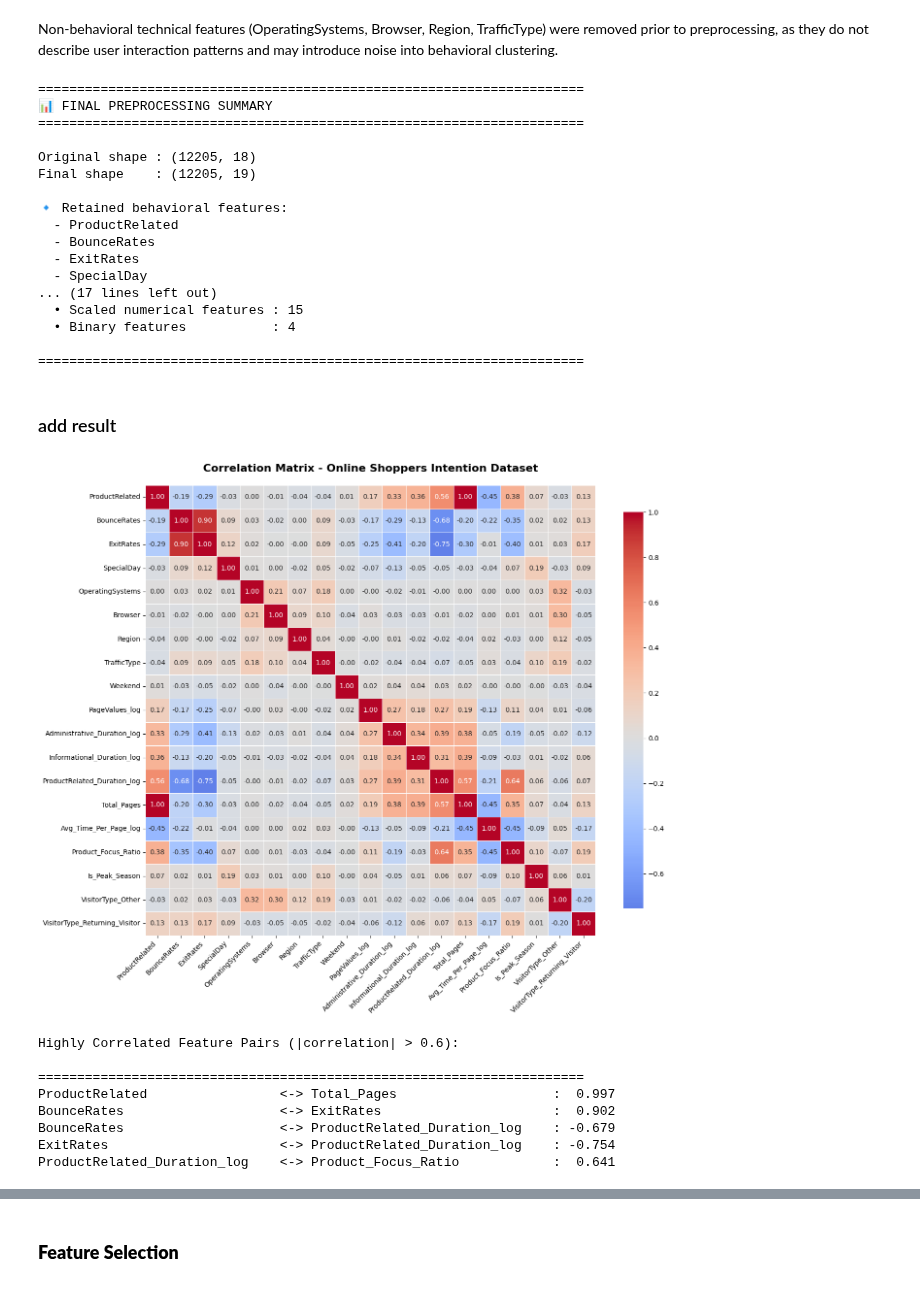
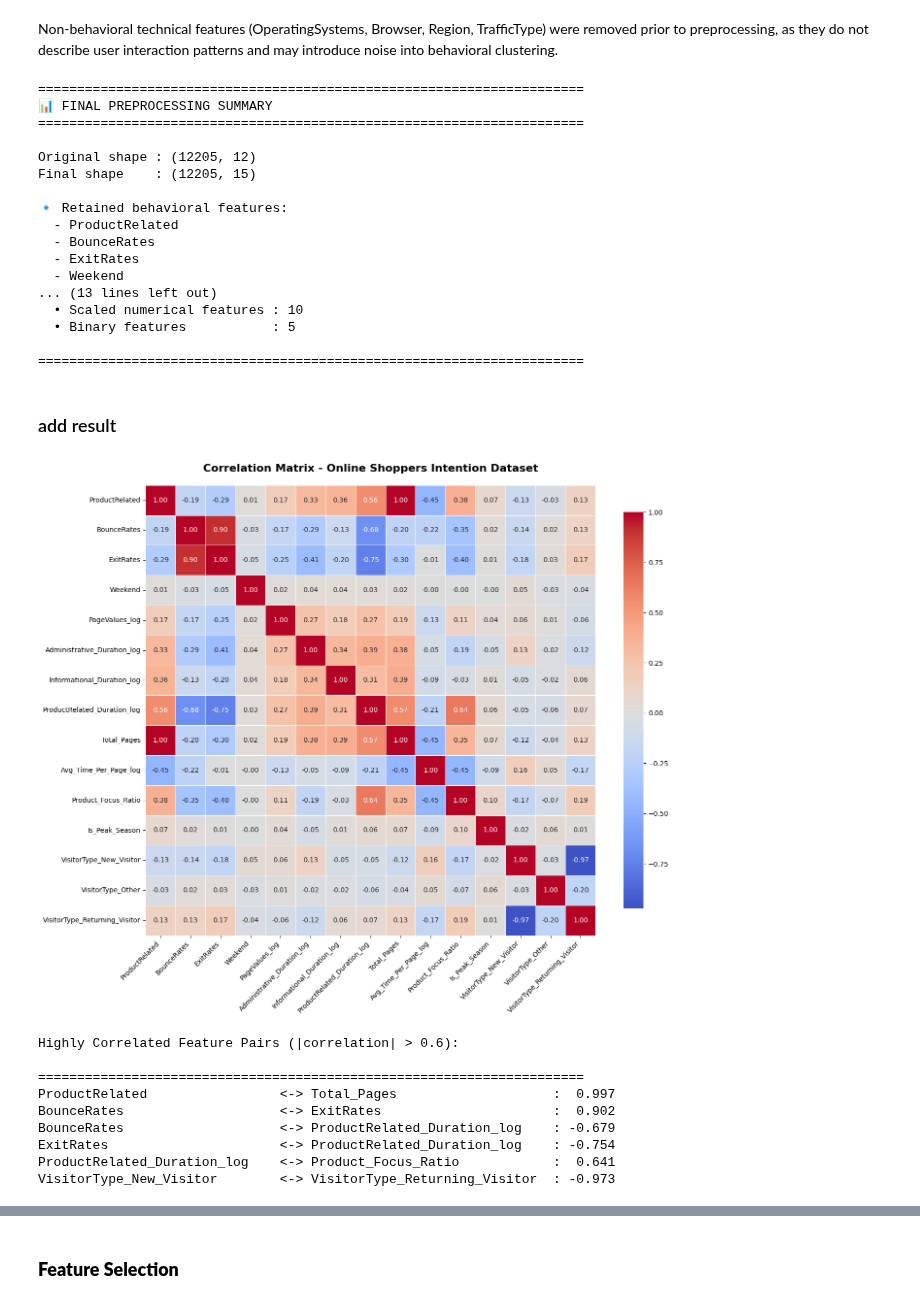
Before and after one commit to JackyDo2005/A3_PDS_RMIT, a Jupyter notebook: Assignment3.ipynb, the cells around one changed output, grey strips where cells are left out. Saved outputs shown, nothing was run; the diff lists cells and outputs as text; code cells hidden in the pictures.

```diff
--- a/Assignment3.ipynb
+++ b/Assignment3.ipynb
@@ -1918,7 +1918,7 @@ def preprocess_for_clustering(df, verbose=True):
     # ==================================================
     # Step 5: Categorical encoding
     # ==================================================
-    encoder = OneHotEncoder(drop='first', sparse_output=False)
+    encoder = OneHotEncoder(sparse_output=False)
 
     visitor_encoded = encoder.fit_transform(
         df_processed[['VisitorType']]
@@ -2001,65 +2001,68 @@ Non-behavioral technical features (OperatingSystems, Browser, Region, TrafficTyp
 # %%
 categorical_cols = ['Month', 'VisitorType', 'Weekend']
 numerical_cols = ['Administrative', 'Administrative_Duration', 'Informational', 'Informational_Duration', 'ProductRelated', 'ProductRelated_Duration', 'BounceRates', 'ExitRates', 'PageValues']
+clustering_cols = numerical_cols + categorical_cols
+
+df_cluster = df_clean[clustering_cols].copy()
 # %%
 # Preprocess for clustering
-df_cluster = preprocess_for_clustering(df_clean, verbose=True)
+df_cluster_preprocess = preprocess_for_clustering(df_cluster, verbose=True)
 # %% [output]
 ======================================================================
 📊 FINAL PREPROCESSING SUMMARY
 ======================================================================
 
-Original shape : (12205, 18)
-Final shape    : (12205, 19)
+Original shape : (12205, 12)
+Final shape    : (12205, 15)
 
 🔹 Retained behavioral features:
   - ProductRelated
   - BounceRates
   - ExitRates
-  - SpecialDay
-... (17 lines left out)
-  • Scaled numerical features : 15
-  • Binary features           : 4
+  - Weekend
+... (13 lines left out)
+  • Scaled numerical features : 10
+  • Binary features           : 5
 
 ======================================================================
 # %% [markdown]
 ### add result
 # %%
 plt.figure(figsize=(14, 12))
-correlation_matrix = df_cluster.corr(numeric_only=True)
+correlation_matrix = df_cluster_preprocess.corr(numeric_only=True)
 sns.heatmap(correlation_matrix,
             annot=True,  # Show correlation values
             fmt='.2f',   # 2 decimal places
             cmap='coolwarm',  # Red (positive) to Blue (negative)
             center=0,    # Center colormap at 0
             square=True, # Square cells
             linewidths=0.5,
             cbar_kws={"shrink": 0.8})
 
 plt.title('Correlation Matrix - Online Shoppers Intention Dataset',
           fontsize=16, fontweight='bold', pad=20)
 plt.xticks(rotation=45, ha='right')
 plt.yticks(rotation=0)
 plt.tight_layout()
 plt.show()
 
 # identify highly correlated pairs (threshold > 0.7)
 print("Highly Correlated Feature Pairs (|correlation| > 0.6):\n")
 print("="*70)
 high_corr_pairs = []
 for i in range(len(correlation_matrix.columns)):
     for j in range(i+1, len(correlation_matrix.columns)):
         if abs(correlation_matrix.iloc[i, j]) > 0.6:
             feature1 = correlation_matrix.columns[i]
             feature2 = correlation_matrix.columns[j]
             corr_value = correlation_matrix.iloc[i, j]
             high_corr_pairs.append((feature1, feature2, corr_value))
             print(f"{feature1:30s} <-> {feature2:30s} : {corr_value:6.3f}")
 
 if len(high_corr_pairs) == 0:
     print("No feature pairs with correlation > 0.6 found.")
 # %% [output]
-[figure, old version]
+[figure, new version]
 Highly Correlated Feature Pairs (|correlation| > 0.6):
 
 ======================================================================
@@ -2068,6 +2071,7 @@ BounceRates                    <-> ExitRates                      :  0.902
 BounceRates                    <-> ProductRelated_Duration_log    : -0.679
 ExitRates                      <-> ProductRelated_Duration_log    : -0.754
 ProductRelated_Duration_log    <-> Product_Focus_Ratio            :  0.641
+VisitorType_New_Visitor        <-> VisitorType_Returning_Visitor  : -0.973
 # %%
 # sns.pairplot(df_cluster)
 # plt.show()
```
Also changed, not shown: parts of 23 cells of this notebook.
